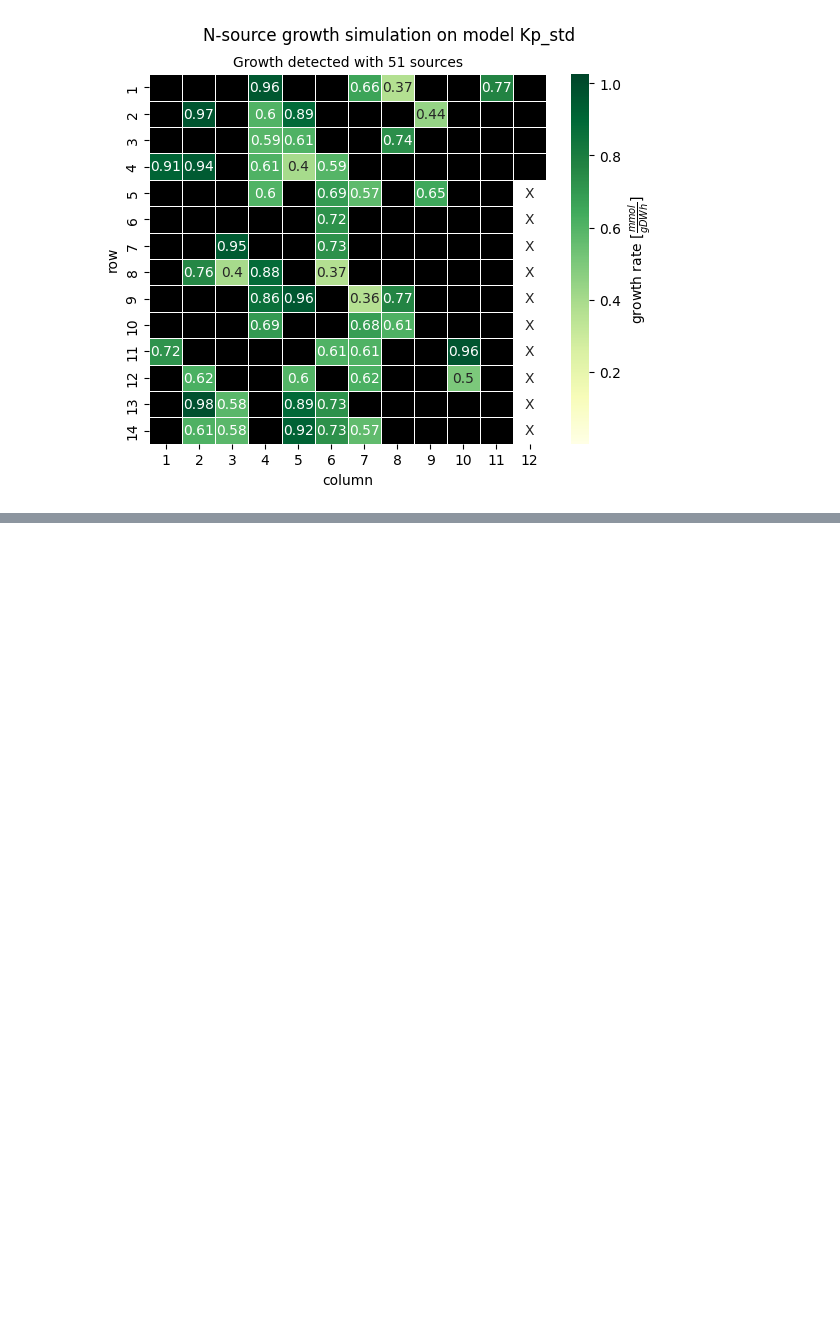
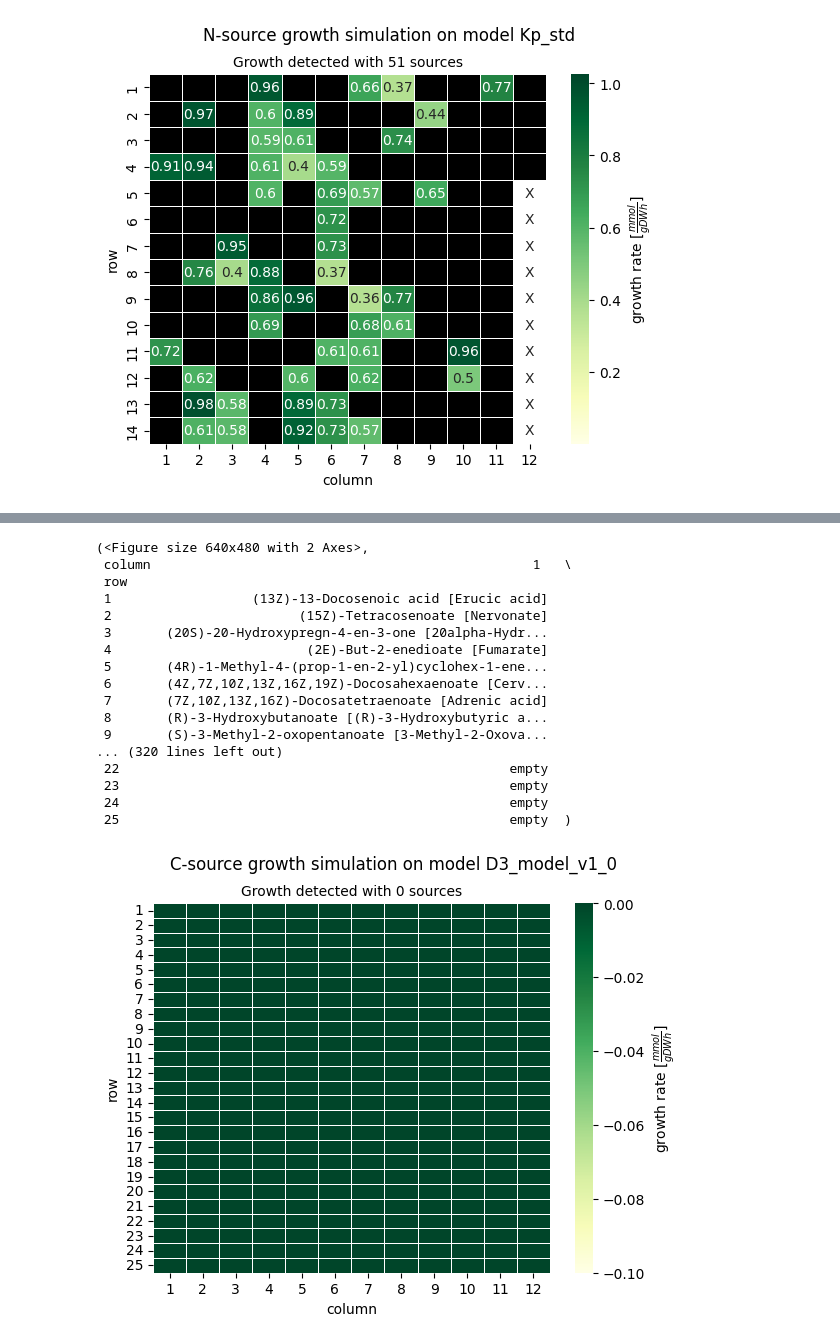
Before and after one commit to draeger-lab/refinegems, a Jupyter notebook: dev/CB_under_construction.ipynb, the cells around one changed output, grey strips where cells are left out. Cells and saved outputs as stored; diff of their text form; code cells hidden in the pictures; blank space fills up the shorter version.

```diff
--- a/dev/CB_under_construction.ipynb
+++ b/dev/CB_under_construction.ipynb
@@ -171,0 +188,5 @@ WARNING:root:Adding 2.0 protons to charge unbalanced reaction TMDS to maintain s
+# %%
+import refinegems
+p = '/Users/brune/Downloads/Scapitis_D3.xml'
+scapitis = refinegems.utility.io.load_model(p,'cobra')
+scapitis
@@ -171,0 +223,22 @@ WARNING:root:Adding 2.0 protons to charge unbalanced reaction TMDS to maintain s
+# %%
+rest = refinegems.analysis.growth.test_growth_with_source(scapitis,'C')
+rest.visualise()
+# %% [output]
+(<Figure size 640x480 with 2 Axes>,
+ column                                                 1   \
+ row
+ 1                  (13Z)-13-Docosenoic acid [Erucic acid]
+ 2                        (15Z)-Tetracosenoate [Nervonate]
+ 3       (20S)-20-Hydroxypregn-4-en-3-one [20alpha-Hydr...
+ 4                         (2E)-But-2-enedioate [Fumarate]
+ 5       (4R)-1-Methyl-4-(prop-1-en-2-yl)cyclohex-1-ene...
+ 6       (4Z,7Z,10Z,13Z,16Z,19Z)-Docosahexaenoate [Cerv...
+ 7       (7Z,10Z,13Z,16Z)-Docosatetraenoate [Adrenic acid]
+ 8       (R)-3-Hydroxybutanoate [(R)-3-Hydroxybutyric a...
+ 9       (S)-3-Methyl-2-oxopentanoate [3-Methyl-2-Oxova...
+... (320 lines left out)
+ 22                                                  empty
+ 23                                                  empty
+ 24                                                  empty
+ 25                                                  empty  )
+[figure, added]
```
Also changed, not shown: parts of 11 cells of this notebook, 17 other files.
